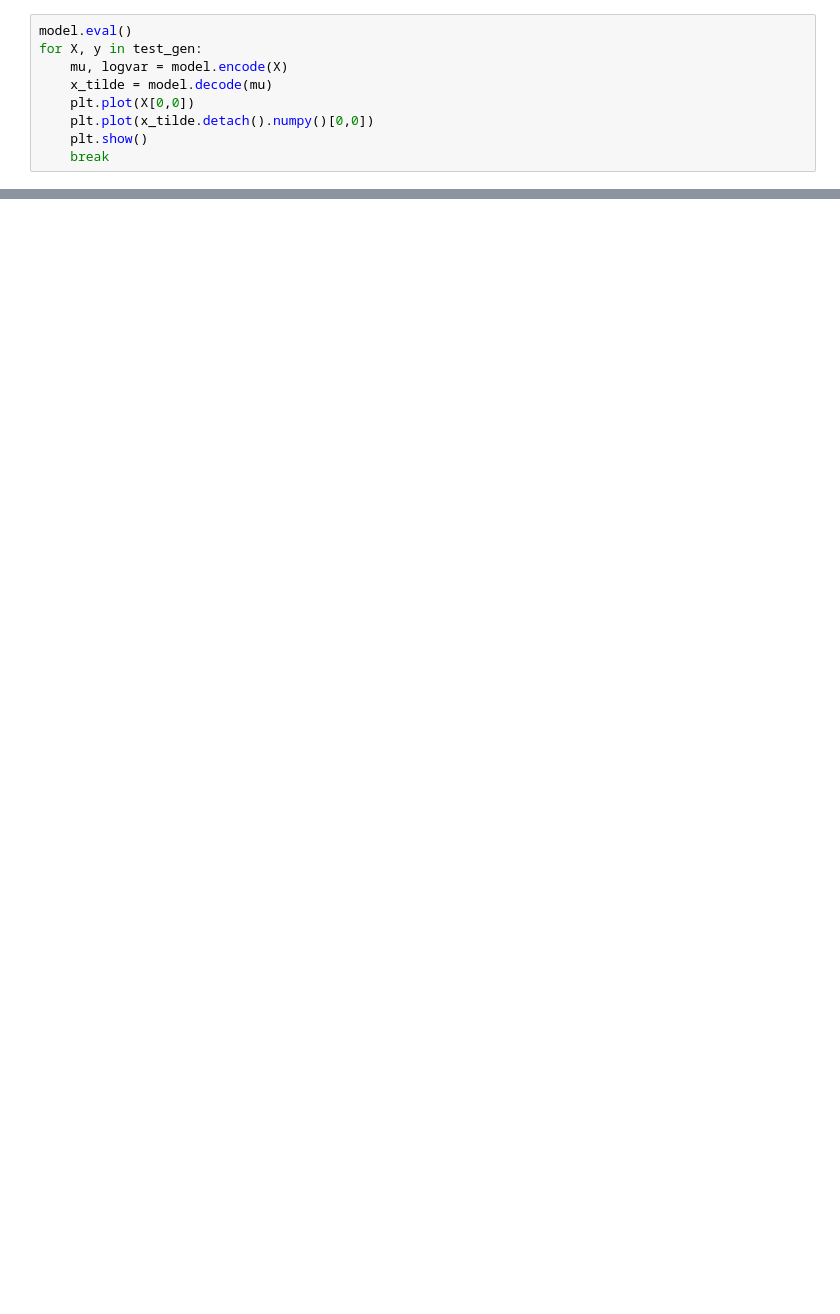
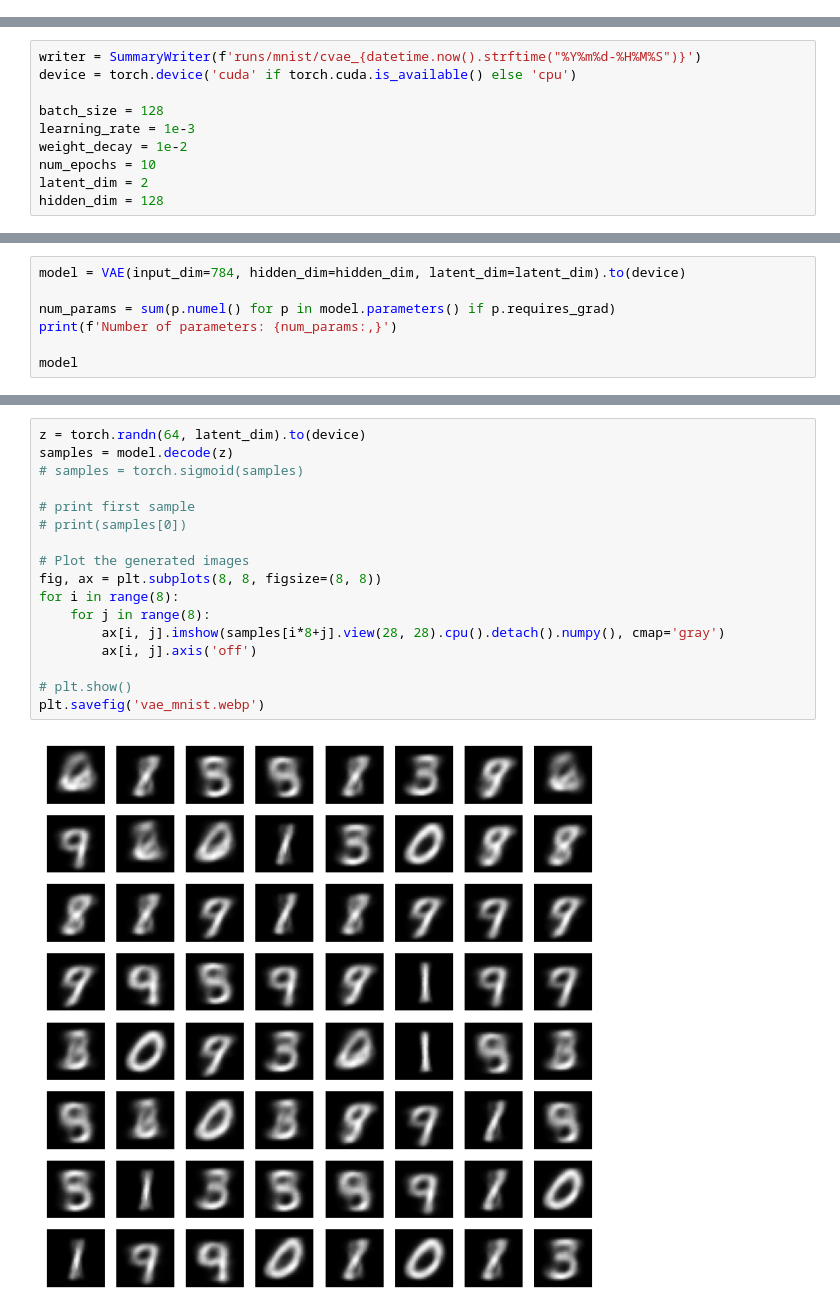
Before and after one commit to kenoma/pytorch-fuzzy, a Jupyter notebook: experiments_habr_part_a.ipynb, the cells around one changed output, grey strips where cells are left out. Cells and saved outputs as stored; diff of their text form; blank space fills up the shorter version.

```diff
--- a/experiments_habr_part_a.ipynb
+++ b/experiments_habr_part_a.ipynb
@@ -244,9 +0,0 @@ plt.tight_layout()
-# %%
-model.eval()
-for X, y in test_gen:
-    mu, logvar = model.encode(X)
-    x_tilde = model.decode(mu)
-    plt.plot(X[0,0])
-    plt.plot(x_tilde.detach().numpy()[0,0])
-    plt.show()
-    break
@@ -263,0 +13,10 @@ tensor(1571.0114)
+# %%
+writer = SummaryWriter(f'runs/mnist/сvae_{datetime.now().strftime("%Y%m%d-%H%M%S")}')
+device = torch.device('cuda' if torch.cuda.is_available() else 'cpu')
+
+batch_size = 128
+learning_rate = 1e-3
+weight_decay = 1e-2
+num_epochs = 10
+latent_dim = 2
+hidden_dim = 128
@@ -263,0 +195,7 @@ tensor(1571.0114)
+# %%
+model = VAE(input_dim=784, hidden_dim=hidden_dim, latent_dim=latent_dim).to(device)
+
+num_params = sum(p.numel() for p in model.parameters() if p.requires_grad)
+print(f'Number of parameters: {num_params:,}')
+
+model
@@ -263,0 +365,19 @@ tensor(1571.0114)
+# %%
+z = torch.randn(64, latent_dim).to(device)
+samples = model.decode(z)
+# samples = torch.sigmoid(samples)
+
+# print first sample
+# print(samples[0])
+
+# Plot the generated images
+fig, ax = plt.subplots(8, 8, figsize=(8, 8))
+for i in range(8):
+    for j in range(8):
+        ax[i, j].imshow(samples[i*8+j].view(28, 28).cpu().detach().numpy(), cmap='gray')
+        ax[i, j].axis('off')
+
+# plt.show()
+plt.savefig('vae_mnist.webp')
+# %% [output]
+[figure, added]
```
Also changed, not shown: parts of 28 cells of this notebook.
